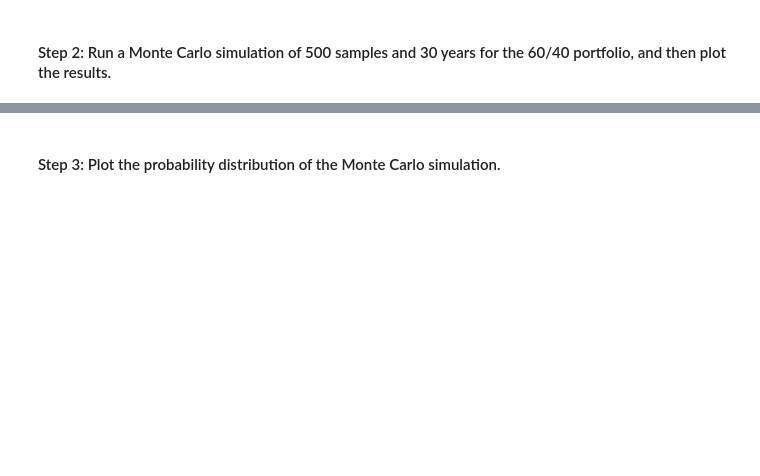
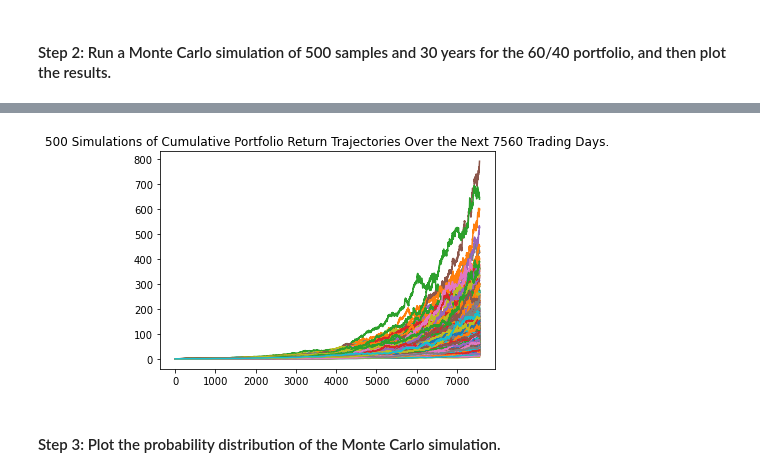
Before and after one commit to blandwhite/Challenge_5, a Jupyter notebook: Starter_Code/financial_planning_tools.ipynb, the cells around one changed output, grey strips where cells are left out. Saved outputs shown, nothing was run; the diff lists cells and outputs as text; code cells hidden in the pictures; blank space fills up the shorter version.

```diff
--- a/Starter_Code/financial_planning_tools.ipynb
+++ b/Starter_Code/financial_planning_tools.ipynb
@@ -407,19 +414,25 @@ In this section, you’ll use the MCForecastTools library to create a Monte Carl
 # %%
 # Set start and end dates of 3 years back from your current date
 # Alternatively, you can use an end date of 2020-08-07 and work 3 years back from that date
-# YOUR CODE HERE
-# YOUR CODE HERE
+start_date = pd.Timestamp('2018-12-27', tz='America/New_York').isoformat()
+end_date = pd.Timestamp('2021-12-27', tz='America/New_York').isoformat()
 
 # Set number of rows to 1000 to retrieve the maximum amount of rows
-# YOUR CODE HERE
+limit_rows = 1000
 # %%
 # Use the Alpaca get_barset function to make the API call to get the 3 years worth of pricing data
 # The tickers and timeframe parameters should have been set in Part 1 of this activity
 # The start and end dates should be updated with the information set above
 # Remember to add the df property to the end of the call so the response is returned as a DataFrame
-# YOUR CODE HERE
+prices_df = alpaca.get_barset(
+    tickers,
+    timeframe,
+    start=start_date,
+    end=end_date,
+    limit=limit_rows
+).df
 
 
 # Display both the first and last five rows of the DataFrame
-# YOUR CODE HERE
-# YOUR CODE HERE
+display(prices_df.head())
+prices_df.tail()
@@ -429,7 +459,12 @@ In this section, you’ll use the MCForecastTools library to create a Monte Carl
 # Configure the Monte Carlo simulation to forecast 30 years cumulative returns
 # The weights should be split 40% to AGG and 60% to SPY.
 # Run 500 samples.
-# YOUR CODE HERE
+mc_thirtyyear = MCSimulation(
+    portfolio_data=prices_df,
+    weights = [.40,.60],
+    num_simulation=500,
+    num_trading_days=252*30
+)
 
 # Review the simulation input data
-# YOUR CODE HERE
+mc_thirtyyear.portfolio_data.head()
@@ -439,7 +514,9 @@ In this section, you’ll use the MCForecastTools library to create a Monte Carl
 # %%
 # Visualize the 30-year Monte Carlo simulation by creating an
 # overlay line plot
-# YOUR CODE HERE
+mc_thirtyyear.plot_simulation();
+# %% [output]
+[figure, added]
 # %% [markdown]
 #### Step 3: Plot the probability distribution of the Monte Carlo simulation.
 # %%
```
Also changed, not shown: parts of 29 cells of this notebook.
